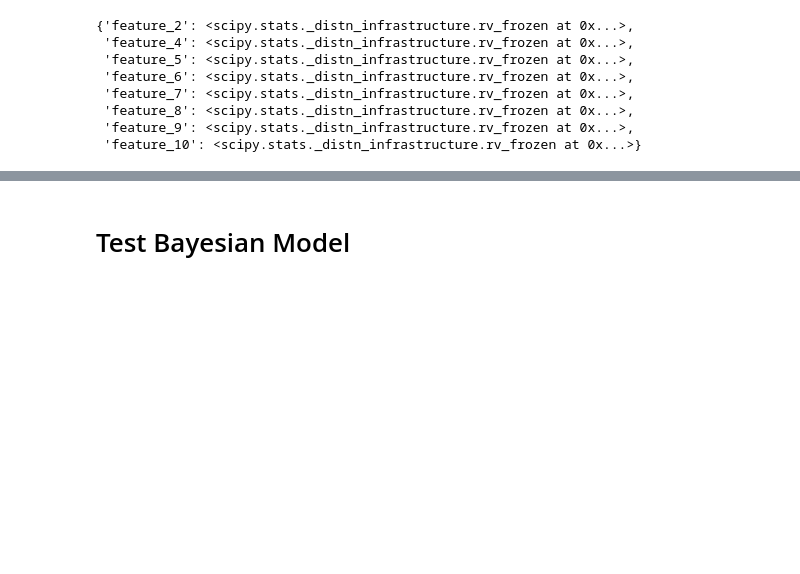
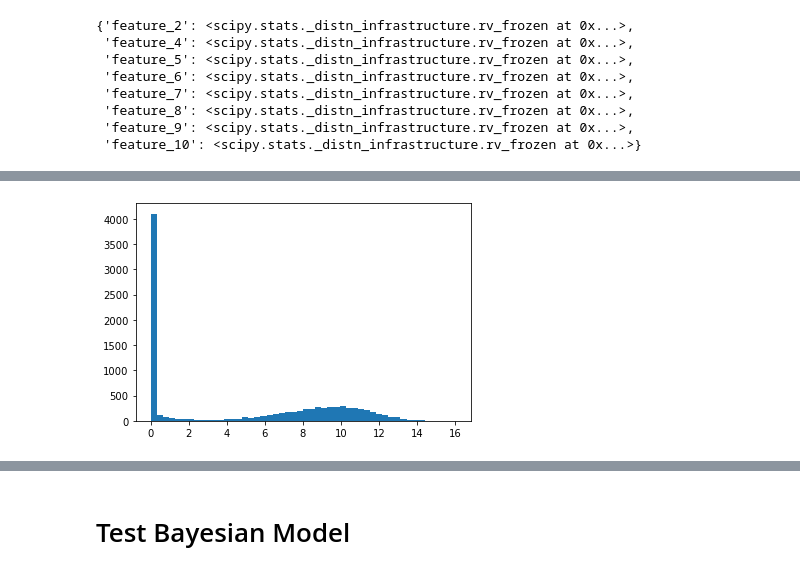
Before and after one commit to jnshzk/CCM_project, a Jupyter notebook: bayesian_model.ipynb, the cells around one changed output, grey strips where cells are left out. Cells and saved outputs as stored; diff of their text form; code cells hidden in the pictures; blank space fills up the shorter version.

```diff
--- a/bayesian_model.ipynb
+++ b/bayesian_model.ipynb
@@ -71,0 +142,11 @@ feature_dists_5
+# %%
+#fit distributionn for feature 5
+
+feature_5 = train_feature_vals_df['feature_5']
+feature_5_hist = plt.hist(feature_5, bins=50)
+feature_5_hist
+
+#add histogram to hist_dict
+hist_dict['feature_5'] = feature_5_hist
+# %% [output]
+[figure, added]
```
Also changed, not shown: parts of 30 cells of this notebook.
